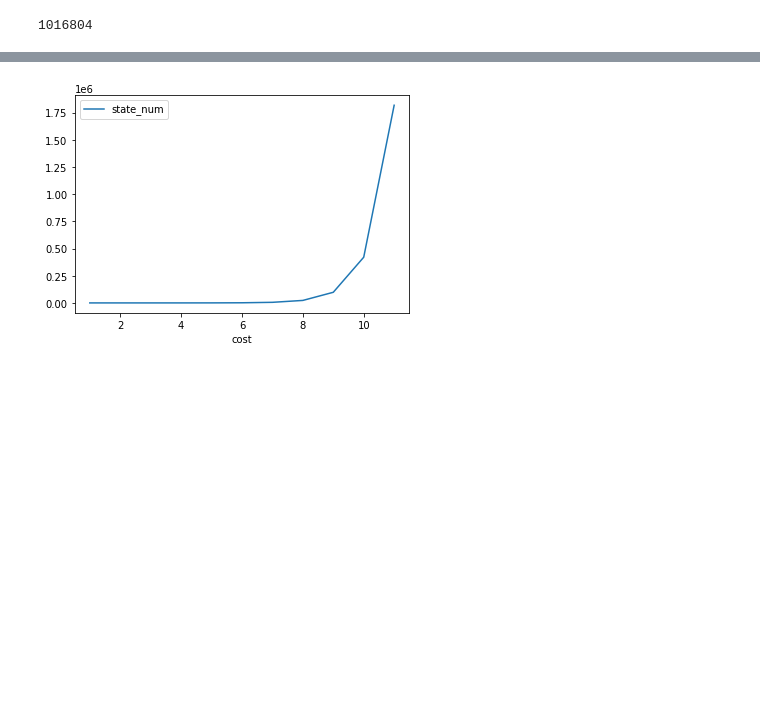
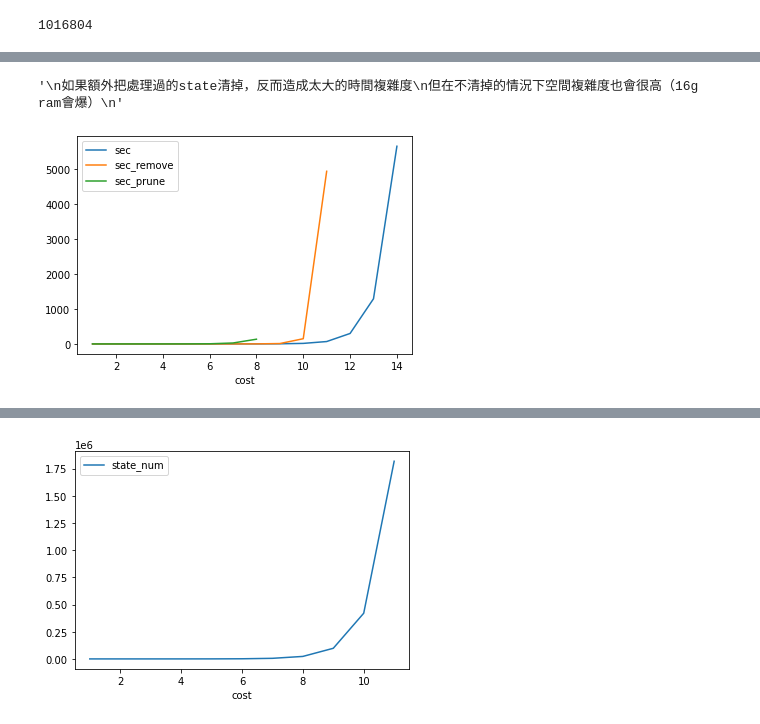
Before and after one commit to patorikkulee/regex-synth, a Jupyter notebook: parse_json.ipynb, the cells around one changed output, grey strips where cells are left out. Saved outputs shown, nothing was run; the diff lists cells and outputs as text; code cells hidden in the pictures; blank space fills up the shorter version.

```diff
--- a/parse_json.ipynb
+++ b/parse_json.ipynb
@@ -172,0 +233,9 @@ df.head()
+# %%
+lines = df[['sec', 'sec_remove', 'sec_prune']].plot.line()
+"""
+如果額外把處理過的state清掉，反而造成太大的時間複雜度
+但在不清掉的情況下空間複雜度也會很高（16g ram會爆）
+"""
+# %% [output]
+'\n如果額外把處理過的state清掉，反而造成太大的時間複雜度\n但在不清掉的情況下空間複雜度也會很高（16g ram會爆）\n'
+[figure, added]
```
Also changed, not shown: parts of 32 cells of this notebook, 3 other files.
